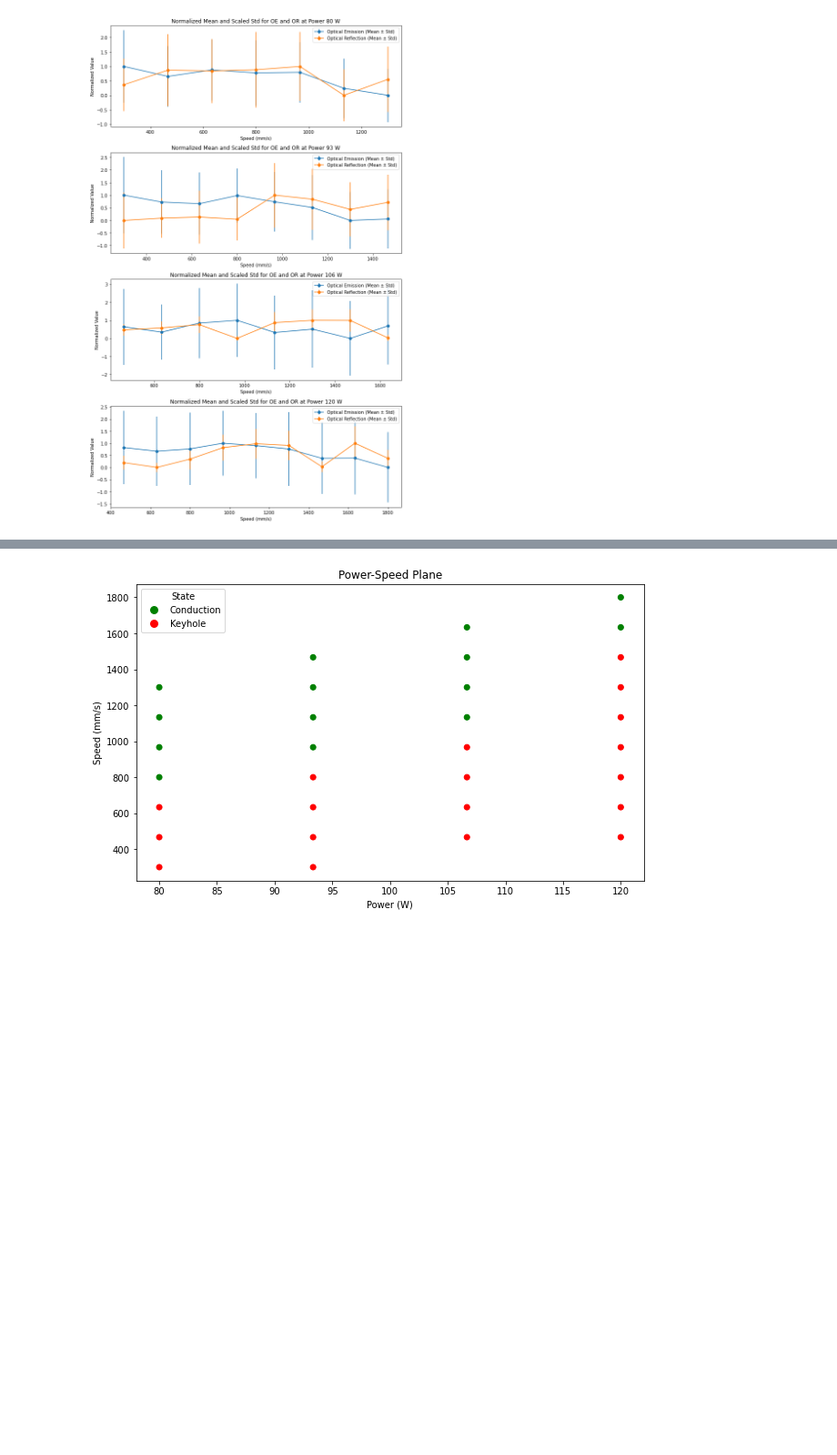
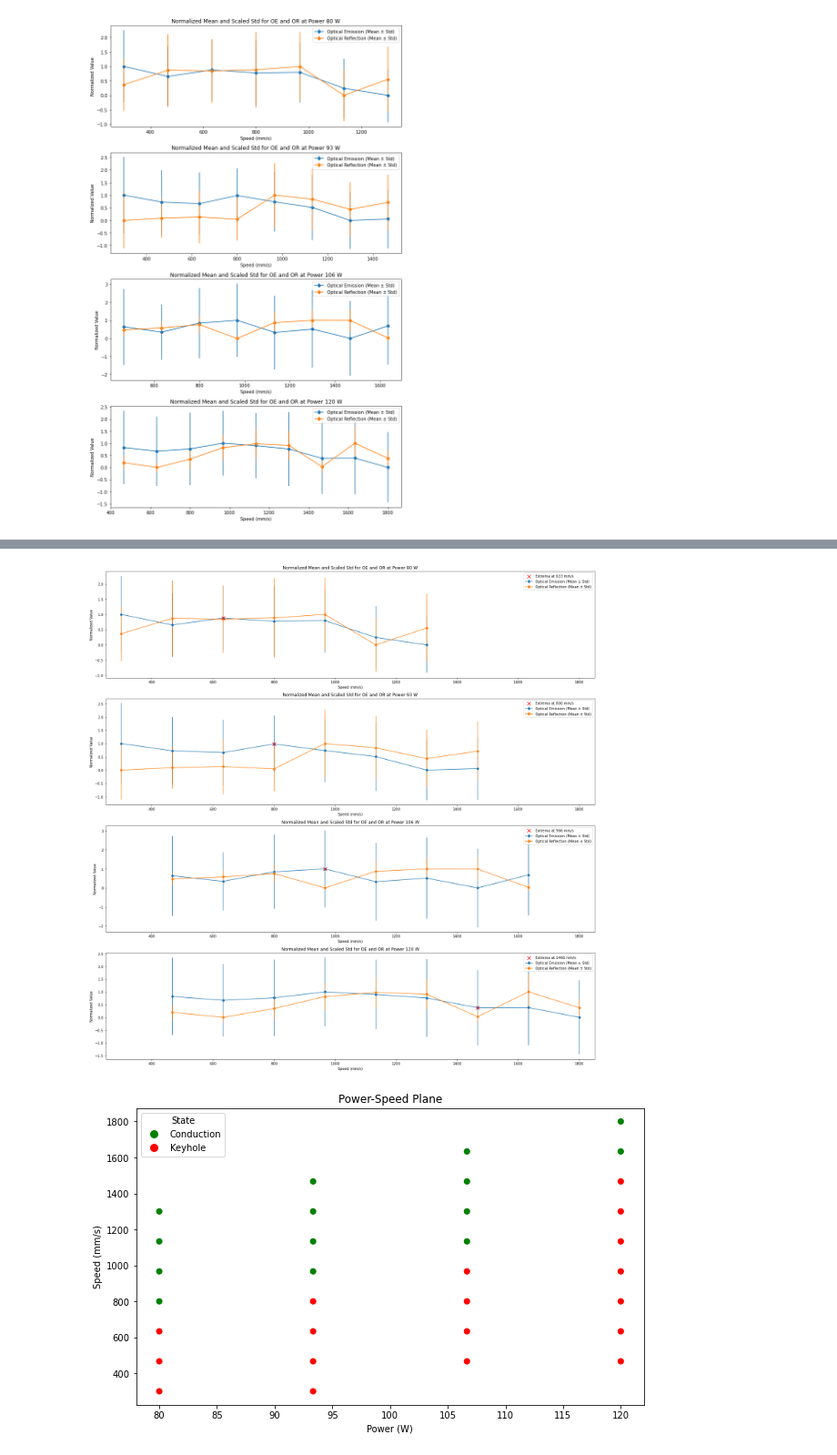
Before and after one commit to GiulioMa/DeepPhysicsSim, a Jupyter notebook: 4_Laser_Process_Analysis_Keyhole_Conduction_Cube2.ipynb, the cells around one changed output, grey strips where cells are left out. Shown at 91% size. Saved outputs shown, nothing was run; the diff lists cells and outputs as text; code cells hidden in the pictures; blank space fills up the shorter version.

```diff
--- a/4_Laser_Process_Analysis_Keyhole_Conduction_Cube2.ipynb
+++ b/4_Laser_Process_Analysis_Keyhole_Conduction_Cube2.ipynb
@@ -384,3 +384,59 @@ plt.show()
+# %%
+# Initialize the figure for visualization
+fig, axes = plt.subplots(len(mean_std_results), 1, figsize=(20, 5*len(mean_std_results)))
+
+# Loop through each power level and its corresponding mean and std results
+for idx, (power, mean_std_channel) in enumerate(mean_std_results.items()):
+    ax = axes[idx]
+
+    # Extract and normalize means for OE
+    oe_data = mean_std_channel['Optical Emission']
+    speeds = np.array([speed for speed, _, _ in oe_data])
+    oe_means = np.array([mean for _, mean, _ in oe_data])
+    min_oe, max_oe = np.min(oe_means), np.max(oe_means)
+    normalized_oe_means = (oe_means - min_oe) / (max_oe - min_oe)
+
+    for channel in ['Optical Emission', 'Optical Reflection']:
+        channel_data = mean_std_channel[channel]
+
+        # Extract data
+        means = np.array([mean for _, mean, _ in channel_data])
+        stds = np.array([std for _, _, std in channel_data])
+
+        # Normalize the means between 0 and 1
+        min_mean, max_mean = np.min(means), np.max(means)
+        normalized_means = (means - min_mean) / (max_mean - min_mean)
+
+        # Scale the stds based on the normalized means
+        scale_factor = max_mean - min_mean
+        scaled_stds = stds / scale_factor
+
+        # Add error bars to the plot
+        ax.errorbar(speeds, normalized_means, yerr=scaled_stds, fmt='o-', label=f'{channel} (Mean ± Std)')
+
+    # Existing code to find peaks and select speeds
+    or_data = mean_std_channel['Optical Reflection']
+    or_means = np.array([mean for _, mean, _ in or_data])
+    oe_peaks, _ = find_peaks(normalized_oe_means)
+    or_peaks, _ = find_peaks(-or_means)
+    common_speeds = np.intersect1d(speeds[oe_peaks], speeds[or_peaks])
+    if len(common_speeds) > 0:
+        selected_speed = common_speeds[-1]
+    else:
+        selected_speed = speeds[or_peaks[-1]]
+
+    # Highlight the selected speed using a different marker and normalized OE mean
+    ax.scatter(selected_speed, normalized_oe_means[speeds == selected_speed], marker='x', color='r', s=100, zorder=5, label=f'Extrema at {int(selected_speed)} mm/s')
+
+    ax.set_title(f'Normalized Mean and Scaled Std for OE and OR at Power {int(power)} W')
+    ax.set_xlabel('Speed (mm/s)')
+    ax.set_ylabel('Normalized Value')
+    ax.set_xlim([250, 1850])
+    ax.legend()
+
+plt.tight_layout()
+# %% [output]
+[figure, added]
 # %%
 # Initialize lists to store power, speed, and color information
 power_list = []
```
Also changed, not shown: parts of 1 cell of this notebook, 1 other file.
